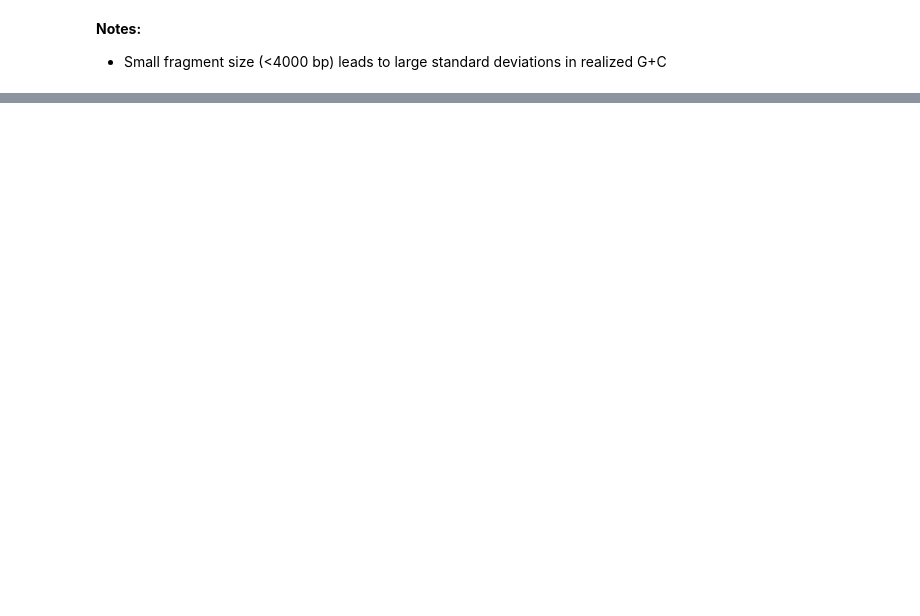
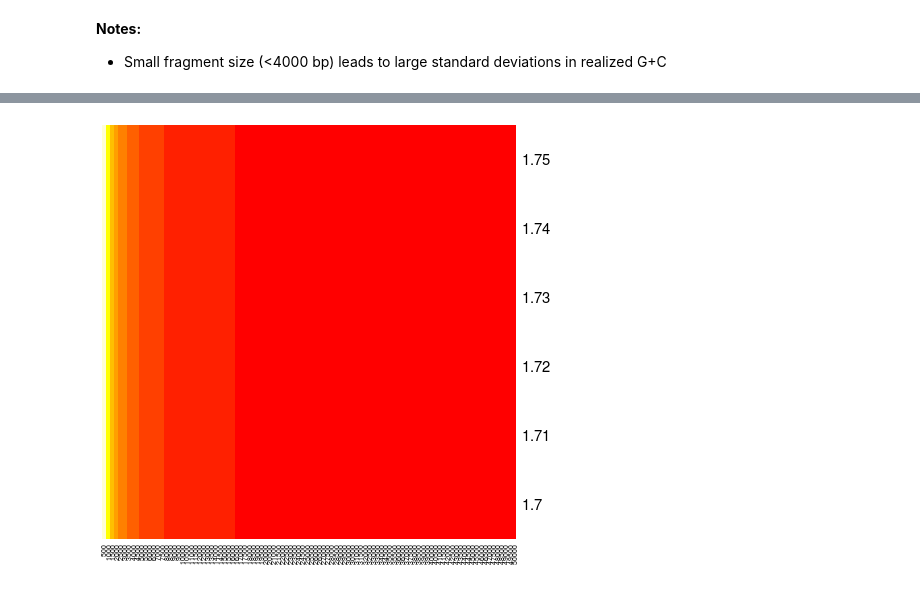
Before and after one commit to nick-youngblut/SIPSim, a Jupyter notebook: ipynb/standard_vs_our_conditions.ipynb, the cells around one changed output, grey strips where cells are left out. Drawn from its saved outputs; the diff is of its cells as text; code cells hidden in the pictures; blank space fills up the shorter version.

```diff
--- a/ipynb/standard_vs_our_conditions.ipynb
+++ b/ipynb/standard_vs_our_conditions.ipynb
@@ -398,3 +398,18 @@ ggplot(df, aes(fragment_length, GC_sd)) +
 __Notes:__
 
 * Small fragment size (<4000 bp) leads to large standard deviations in realized G+C
+# %%
+%%R
+calc_s.d = function(p=1.72, L=50000, T=298, B=1.195e9, G=7.87e-10, M=882){
+    R = 8.3145e7
+    sigma_sq = (p*R*T)/(B^2*G*L*M)
+    return(sqrt(sigma_sq))
+    }
+
+# run
+p=seq(1.7, 1.75, 0.01)
+L=seq(500, 50000, 500)
+m = outer(p, L, calc_s.d)
+rownames(m) = p
+colnames(m) = L
+head(m)
@@ -400,0 +434,5 @@ __Notes:__
+# %%
+%%R
+heatmap(m, Rowv=NA, Colv=NA)
+# %% [output]
+[figure, added]
```
Also changed, not shown: parts of 5 cells of this notebook, 8 other files.
